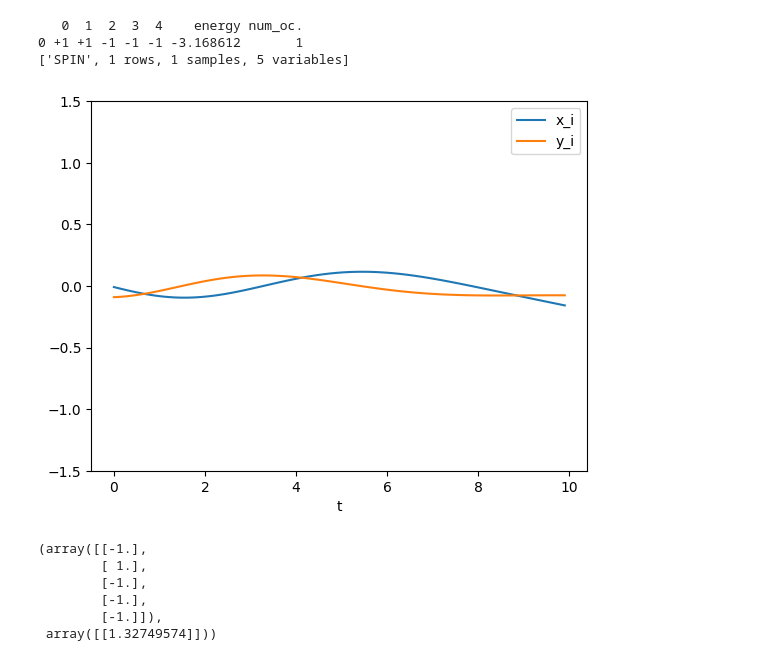
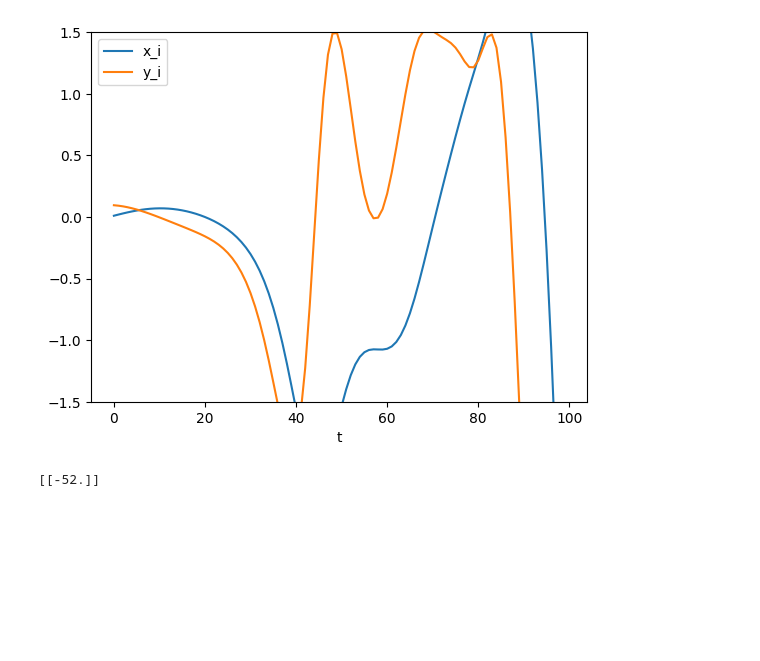
Before and after one commit to iitis/AkademiaSztukiKwantowej, a Jupyter notebook: quantum_annealing/notebooks/Algorytm_symulowanej_bifurkacji.ipynb, the cells around one changed output. Cells and saved outputs as stored; diff of their text form; code cells hidden in the pictures; blank space fills up the shorter version.

```diff
--- a/quantum_annealing/notebooks/Algorytm_symulowanej_bifurkacji.ipynb
+++ b/quantum_annealing/notebooks/Algorytm_symulowanej_bifurkacji.ipynb
@@ -59,38 +59,38 @@ def simulated_bifurcation(J, h, num_steps, time_step, M, trajectories,
     plt.show()
     solution = np.sign(x)
     return solution, -0.5 * solution.T @ J @ solution
-# %%
-n = 5
-
-
-# J = np.triu(np.random.uniform(-1, 1, (n, n))) # losowa gęsta macierz górnotrójkątna
-# np.fill_diagonal(J, 0.0)
-
-J = np.triu(np.random.uniform(-1, 1, (n, n)))
-np.fill_diagonal(J, 0.0)
-h = np.zeros(n)
-
-from dimod import BinaryQuadraticModel
-from dwave.samplers import SimulatedAnnealingSampler
-
-bqm_instance = BinaryQuadraticModel(h, J, vartype="SPIN")
-sampler= SimulatedAnnealingSampler()
-sampleset = sampler.sample(bqm_instance, num_reads=1)
-print(sampleset)
-
-nstep = 100
-time_step = 0.1
-M = 4
-
-simulated_bifurcation(J, h, nstep, time_step, M, 1)
-# %% [output]
-   0  1  2  3  4    energy num_oc.
-0 +1 +1 -1 -1 -1 -3.168612       1
-['SPIN', 1 rows, 1 samples, 5 variables]
-[figure, removed]
-(array([[-1.],
-        [ 1.],
-        [-1.],
-        [-1.],
-        [-1.]]),
- array([[1.32749574]]))
+# %%
+import os
+import pandas as pd
+# J = np.triu(np.random.uniform(-1, 1, (n, n))) # losowa gęsta macierz górnotrójkątna
+# np.fill_diagonal(J, 0.0)
+
+def read_instance(path: os.PathLike):
+    df = pd.read_csv(path, sep=" ", header=None, comment="#", names=["i", "j", "value"])
+
+    n = max(df[["i", "j"]].max())
+    h = np.zeros(n)
+    J = np.zeros((n, n))
+
+    for row in df.itertuples():
+        if row.i == row.j:
+            h[row.i - 1] = row.value
+        elif row.i > row.j:
+            J[row.j - 1, row.i - 1] = row.value  # by zachować górnotrójkątność
+        else:
+            J[row.i - 1, row.j - 1] = row.value
+
+    return J, h
+
+instance_path = os.path.join("instancje", "Pegasus", "P4_CBFM-P.txt")
+J, h = read_instance(instance_path)
+nstep = 100
+time_step = 0.1
+M = 4
+
+_, energy = simulated_bifurcation(J, h, nstep, time_step, M, 1)
+
+print(energy)
+# %% [output]
+[figure, added]
+[[-52.]]
```
Also changed, not shown: parts of 4 cells of this notebook, 1 other file.
